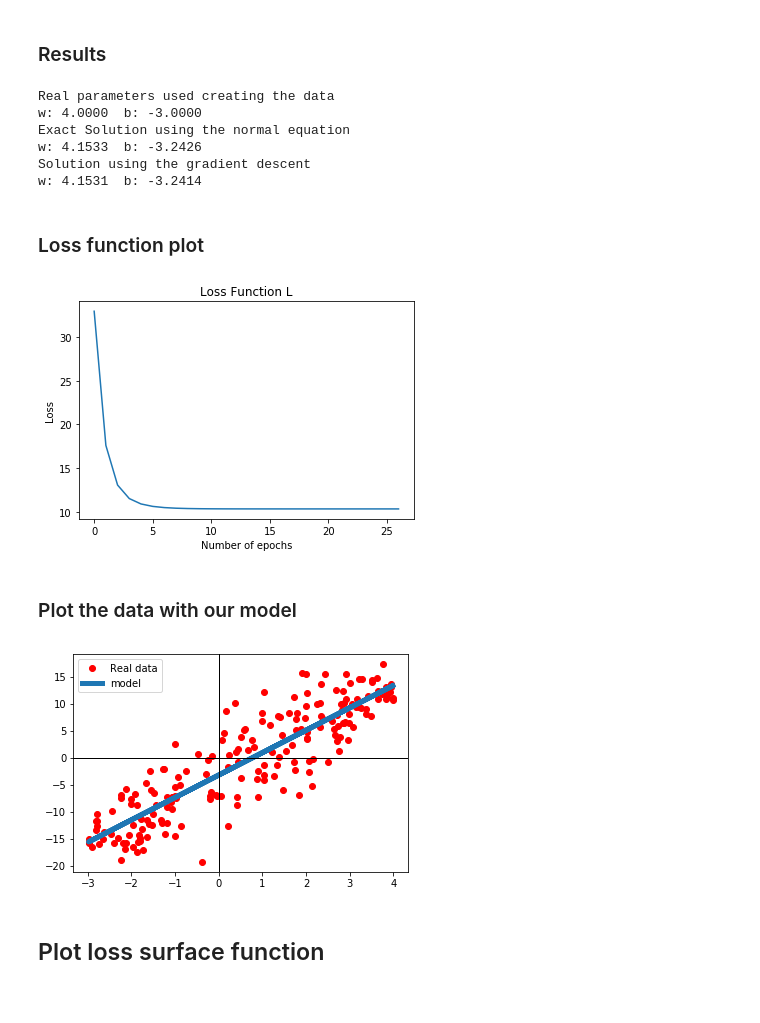
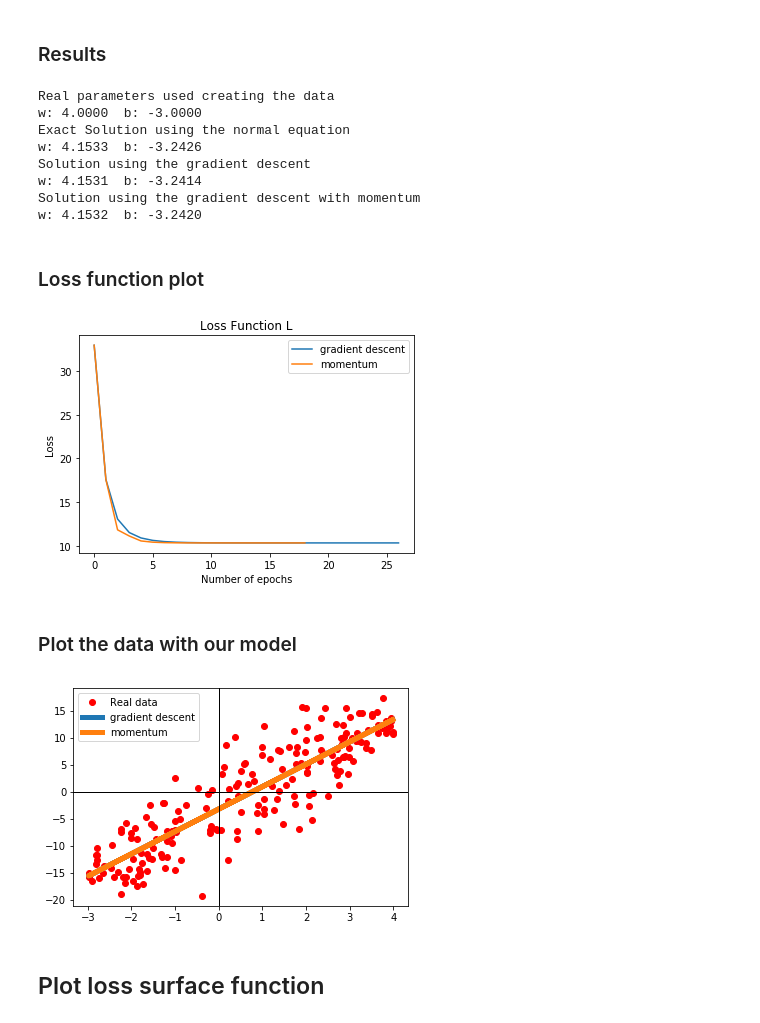
Before and after one commit to ilguyi/optimizers.numpy, a Jupyter notebook: 01.gradient.descent.ipynb, the cells around one changed output. Saved outputs shown, nothing was run; the diff lists cells and outputs as text; code cells hidden in the pictures.

Commit message:
add momentum on 01.gd

```diff
--- a/01.gradient.descent.ipynb
+++ b/01.gradient.descent.ipynb
@@ -261,7 +263,9 @@ class LinearRegression(object):
       self.y_pred = self.inference(self.x)
       self.loss = self.loss_fn(self.y, self.y_pred)
       self.history_update(self.loss, self.w, self.b)
-      print("epochs: {}  loss: {:.6f}  w: {:.5f}  b: {:.5f}".format(epoch, self.loss, self.w, self.b))
+
+      if epoch % 10 == 0:
+        print("epochs: {}  loss: {:.6f}  w: {:.5f}  b: {:.5f}".format(epoch, self.loss, self.w, self.b))
 
       self.dw, self.db = self.loss_derivative()
       self.weights_update()
@@ -279,8 +409,10 @@ class LinearRegression(object):
 # %% [markdown]
 ### Create a `LinearRegression` class
 # %%
-model = LinearRegression(data_x, data_y, w_init=1., b_init=0., learning_rate=0.3)
-#model = LinearRegression(data_x, data_y, w_init=None, b_init=None, learning_rate=0.1)
+w_init = 1.0
+b_init = 0.0
+model1 = LinearRegression(data_x, data_y, w_init=w_init, b_init=b_init, learning_rate=0.3)
+model2 = LinearRegressionMomentum(data_x, data_y, w_init=w_init, b_init=b_init, learning_rate=0.3, momentum=0.2)
 # %% [output]
 w_init: 1.000
 b_init: 0.000
@@ -288,5 +422,5 @@ b_init: 0.000
 ### Training
 # %%
 %time
-model.train(100)
+model1.train(100)
 # %% [output]
@@ -309 +432,4 @@ epochs: 25  loss: 10.338219  w: 4.15304  b: -3.24100
 epochs: 26  loss: 10.338219  w: 4.15311  b: -3.24142
+# %%
+%time
+model2.train(model1.path.shape[1]) # max epochs = final step of model1
@@ -315,7 +447,9 @@ print("w: {:.4f}  b: {:.4f}".format(a, b))
 print("Exact Solution using the normal equation")
 print("w: {:.4f}  b: {:.4f}".format(W_exact[0], W_exact[1]))
 print("Solution using the gradient descent")
-print("w: {:.4f}  b: {:.4f}".format(model.w, model.b))
+print("w: {:.4f}  b: {:.4f}".format(model1.w, model1.b))
+print("Solution using the gradient descent with momentum")
+print("w: {:.4f}  b: {:.4f}".format(model2.w, model2.b))
 # %% [output]
 Real parameters used creating the data
 w: 4.0000  b: -3.0000
@@ -323,6 +457,8 @@ Exact Solution using the normal equation
 w: 4.1533  b: -3.2426
 Solution using the gradient descent
 w: 4.1531  b: -3.2414
+Solution using the gradient descent with momentum
+w: 4.1532  b: -3.2420
 # %% [markdown]
 ### Loss function plot
 # %%
@@ -330,21 +466,24 @@ w: 4.1531  b: -3.2414
 plt.title('Loss Function L')
 plt.xlabel('Number of epochs')
 plt.ylabel('Loss')
-plt.plot(model.loss_history)
+plt.plot(model1.loss_history, label='gradient descent')
+plt.plot(model2.loss_history[:len(model1.loss_history)], label='momentum')
+plt.legend()
 plt.show()
 # %% [output]
-[figure, old version]
+[figure, new version]
 # %% [markdown]
 ### Plot the data with our model
 # %%
 plt.plot(data_x, data_y, 'ro', label='Real data')
-plt.plot(data_x, model.w * data_x + model.b, lw=5, label='model')
+plt.plot(data_x, model1.w * data_x + model1.b, lw=5, label='gradient descent')
+plt.plot(data_x, model2.w * data_x + model2.b, lw=5, label='momentum')
 plt.axhline(0, color='black', lw=1)
 plt.axvline(0, color='black', lw=1)
 plt.legend()
 plt.show()
 # %% [output]
-[figure, old version]
+[figure, new version]
 # %% [markdown]
 ## Plot loss surface function
 # %%
```
Also changed, not shown: parts of 14 cells of this notebook.
